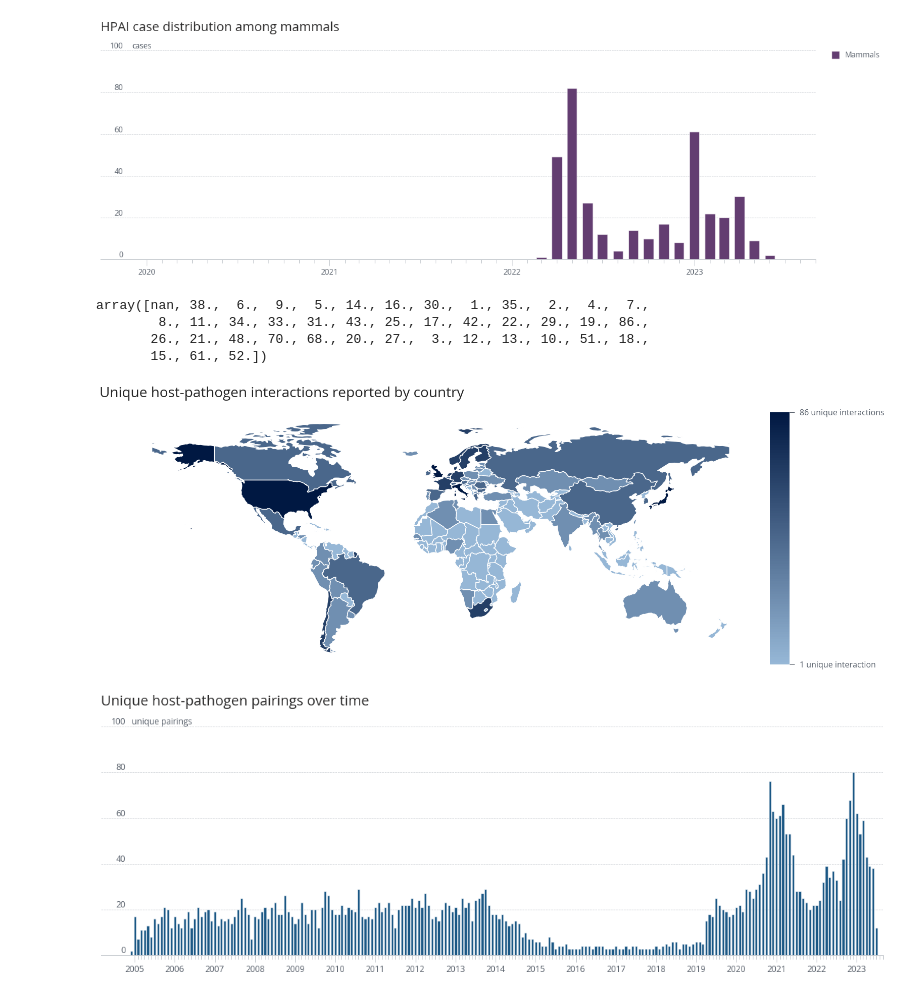
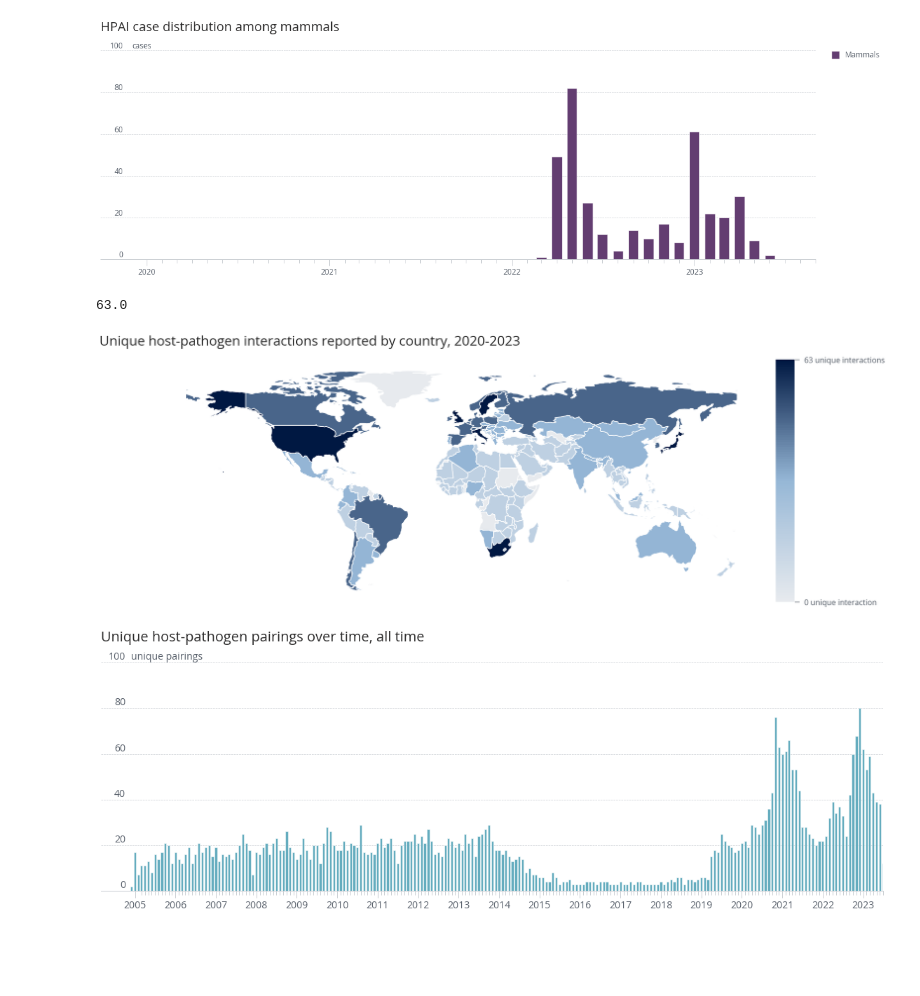
Before and after one commit to cghss-data-lab/uga-pipp, a Jupyter notebook: query_figures/query_figures_080123.ipynb, the cells around one changed output. Drawn from its saved outputs; the diff is of its cells as text; code cells hidden in the pictures; blank space fills up the shorter version.

```diff
--- a/query_figures/query_figures_080123.ipynb
+++ b/query_figures/query_figures_080123.ipynb
@@ -41,7 +41,7 @@ sns.palplot(sns.color_palette(colors))
 # %%
 # Define gradient color
 # gradient = ['#84B5B2', '#1A5784']
-gradient = ['#96B7D6', '#001842']
+gradient = ['#E7EAEE','#96B7D6', '#001842']
 cm = LinearSegmentedColormap.from_list(
         "Custom", gradient, N=100)
 sns.palplot(sns.color_palette(gradient))
@@ -98,7 +98,7 @@ plt.rcParams['xtick.color'] = chart[2]
 plt.rcParams['xtick.major.width'] = 1
 plt.rcParams['xtick.minor.width'] = 1
 plt.rcParams['xtick.labelcolor'] = chart[1]
-plt.rcParams['xtick.labelsize'] = 12
+plt.rcParams['xtick.labelsize'] = 14
 
 plt.rcParams["ytick.direction"] = "in"
 plt.rcParams["ytick.major.pad"] = -35
@@ -109,7 +109,7 @@ plt.rcParams["ytick.color"] = chart[2]
 plt.rcParams["ytick.major.width"] = 1
 plt.rcParams["ytick.minor.width"] = 1
 plt.rcParams["ytick.labelcolor"] = chart[1]
-plt.rcParams["ytick.labelsize"] = 12
+plt.rcParams["ytick.labelsize"] = 14
 
 
 # Adjust fontdict for title
@@ -132,7 +132,7 @@ plt.rcParams['legend.handleheight'] = 1.125
 
 
 # Set axis labels
-plt.rcParams['axes.labelsize'] = 12
+plt.rcParams['axes.labelsize'] = 14
 plt.rcParams['axes.labelcolor'] = chart[1]
 # %%
 # Function to remove the first and last characters from a string
@@ -680,7 +678,7 @@ plt.savefig('figures/hpai_cases_mammals_2020-2023.png', dpi=1200, facecolor='w',
 # %% [output]
 [figure]
 # %%
-uq = pd.read_csv("data/event_host_path_pairings_count.csv")
+uq = pd.read_csv("data/event_host_path_pairings_count_2020-23.csv")
 country_match = pd.read_csv('data/country_match.csv')
 
 uq = pd.merge(uq, country_match, left_on="country",right_on="iso2", how = "inner")
@@ -704,18 +702,17 @@ uq = pd.merge(world,uq,on='iso3',how='outer')
 # %%
 uq = uq[(uq.name != "Antarctica")]
 # %%
-uq["COUNT(DISTINCT combo)"].unique()
+uq["COUNT(DISTINCT combo)"] = uq["COUNT(DISTINCT combo)"].fillna(-10)
-# %% [output]
-array([nan, 38.,  6.,  9.,  5., 14., 16., 30.,  1., 35.,  2.,  4.,  7.,
-        8., 11., 34., 33., 31., 43., 25., 17., 42., 22., 29., 19., 86.,
-       26., 21., 48., 70., 68., 20., 27.,  3., 12., 13., 10., 51., 18.,
-       15., 61., 52.])
+# %%
+uq["COUNT(DISTINCT combo)"].max()
+# %% [output]
+63.0
 # %%
 # Create a new figure and axes
 fig, ax = plt.subplots(figsize=(24, 18))
 
-vmin=0
-vmax=86
+vmin=-10
+vmax=63
 
 # Plot the map
 uq.plot(column='COUNT(DISTINCT combo)',
@@ -728,41 +725,41 @@ uq.plot(column='COUNT(DISTINCT combo)',
 # Adjust margins and set title
 ax.margins(x=0.05)
 
-ttl = ax.set_title('Unique host-pathogen interactions reported by country',fontsize=28)
+ttl = ax.set_title('Unique host-pathogen interactions reported by country, 2020-2023',fontsize=28)
 ttl.set_position([0.25,1.05])
 
 
 # Set the background color of the map
 ax.set(facecolor='white')
 
 # Turn axis off
 ax.axis('off')
 
 # Create a colorbar
 divider = make_axes_locatable(ax)
 cax = divider.append_axes("right", size="3%", pad=0.05)
 sm = plt.cm.ScalarMappable(cmap=cm,
                            norm=plt.Normalize(vmin=vmin,
                                               vmax=vmax))
 
 
 sm._A = []
 cbar = plt.colorbar(sm,cax=cax,drawedges=False)
 cbar.set_ticks([vmin,vmax])
-cbar.ax.yaxis.set_ticklabels(["1 unique interaction","86 unique interactions"])
+cbar.ax.yaxis.set_ticklabels(["0 unique interaction","63 unique interactions"])
 cbar.ax.yaxis.set_tick_params(direction='out',length=10,width=1,pad=10,colors=chart[1],labelsize=16)
 cbar.outline.set_visible(False)
 
-# # # # Display the map
-# plt.tight_layout()
+# # # # # Display the map
+# # plt.tight_layout()
 # plt.show()
 
-# # # Save
-plt.savefig('figures/uq_host_path_from_events.png', dpi=1200, facecolor='w',
+# # Save
+plt.savefig('figures/uq_host_path_from_events_2020-23.png', dpi=1200, facecolor='w',
             edgecolor='w',
             orientation='portrait',bbox_inches='tight')
 # %% [output]
-[figure, old version]
+[figure, new version]
 # %%
 uq_time = pd.read_csv("data/event_host_path_pairings_yearMonth.csv")
 
@@ -787,14 +790,14 @@ y2 = uq_time['COUNT(DISTINCT combo)']
 # Plot bars
 # The thing that gets plotted last in this list gets plotted on the bottom
 
-plt.bar(x, y2, bottom=0, linewidth=0.5, width=20, align="center", color=colors[0])
+plt.bar(x, y2, bottom=0, linewidth=0.5, width=20, align="center", color=colors[1])
 
 ax.xaxis_date()
 
 
 # Define x-axis range
 left = dt.date(2004, 3, 1)
-right = dt.date(2023, 9, 1)
+right = dt.date(2023, 7, 1)
 
 # Changes x-axis range
 plt.gca().set_xbound(left, right)
@@ -816,7 +819,7 @@ ax.xaxis.set_major_formatter(maj_fmt)
 ax.xaxis.set_tick_params(which='minor', labelbottom=False)
 
 # Set title
-title = "Unique host-pathogen pairings over time"
+title = "Unique host-pathogen pairings over time, all time"
 plt.title(title, fontdict=titlefont, loc='left')
 
 # Set x-axis label
@@ -829,11 +832,11 @@ for label in ax.xaxis.get_ticklabels()[:1]:
 for x in ax.xaxis.get_major_ticks()[:1]:
     x.set_visible(False)
 
-for x in ax.xaxis.get_minor_ticks()[:10]:
+for x in ax.xaxis.get_minor_ticks()[:11]:
     x.set_visible(False)
 
 # Format y-axis label
-plt.ylabel("unique pairings", rotation=0,loc='top',labelpad=-130,color=chart[1])
+plt.ylabel("unique pairings", rotation=0,loc='top',labelpad=-145,color=chart[1])
 for tick in ax.get_yticklabels():
     tick.set_verticalalignment("bottom")
 
@@ -857,8 +860,8 @@ plt.gca().set_yticklabels(['{:,.0f}'.format(x) for x in current_values])
 
 # plt.tight_layout()
 # plt.show()
-plt.savefig('figures/uq_host_path_pairings_from_events_over_time.png', dpi=1200, facecolor='w',
+plt.savefig('figures/uq_host_path_pairings_from_events_over_time_alltime.png', dpi=1200, facecolor='w',
             edgecolor='w',
             orientation='portrait',bbox_inches='tight')
 # %% [output]
-[figure, old version]
+[figure, new version]
```
Also changed, not shown: parts of 34 cells of this notebook, 23 other files.
